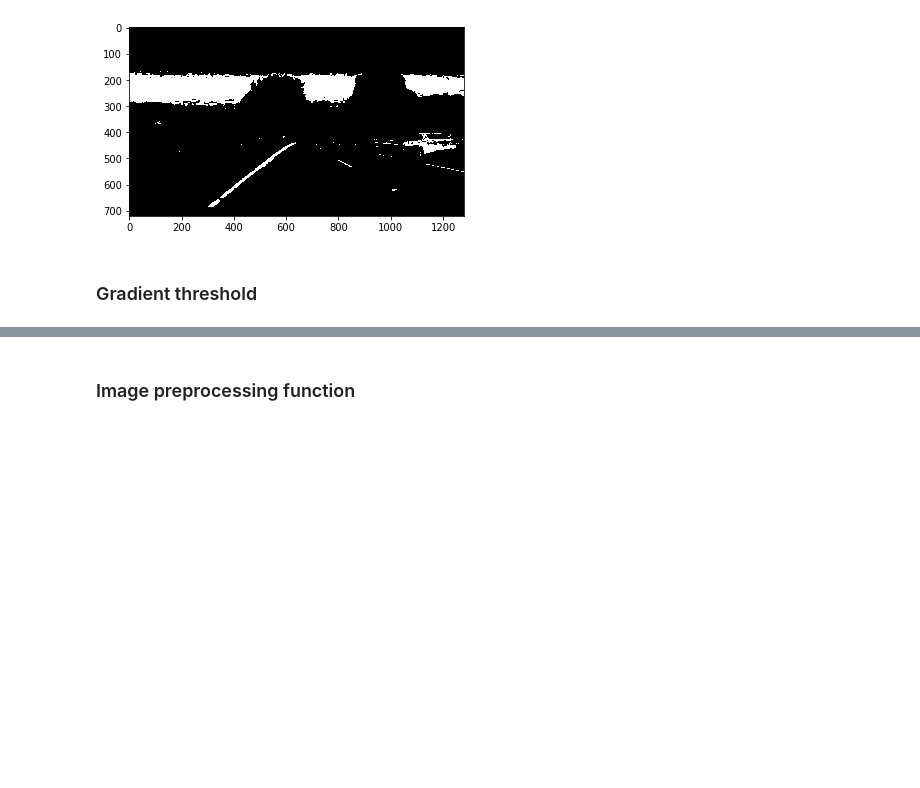
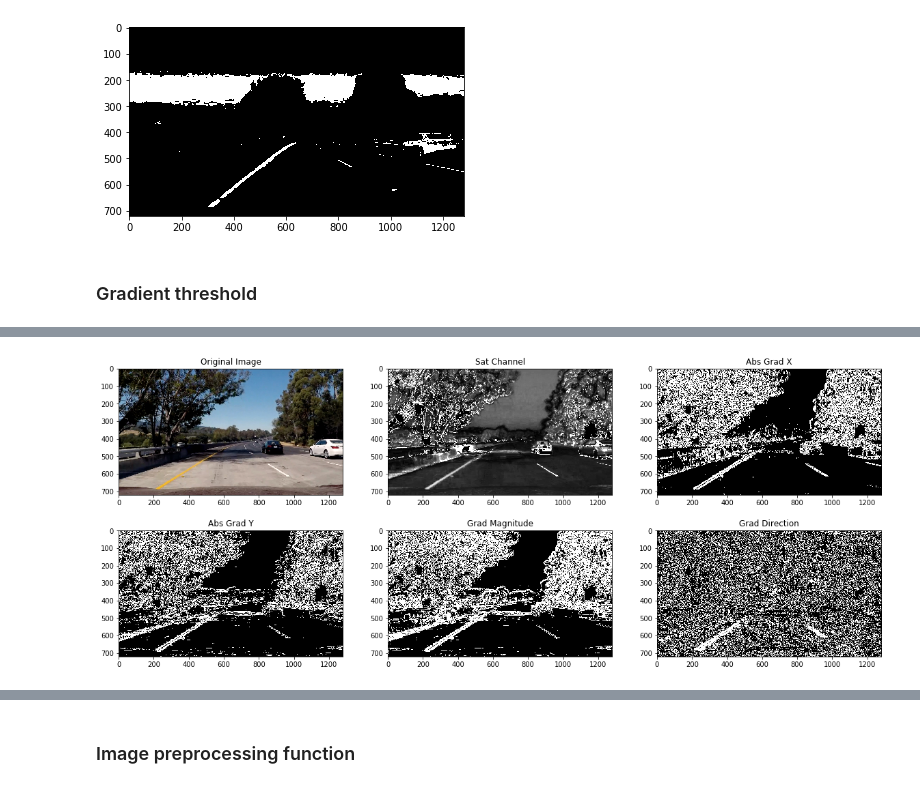
Before and after one commit to rummanwaqar/CarND-Advanced-Lane-Lines, a Jupyter notebook: Advance Lane Finding.ipynb, the cells around one changed output, grey strips where cells are left out. Cells and saved outputs as stored; diff of their text form; code cells hidden in the pictures; blank space fills up the shorter version.

```diff
--- a/Advance Lane Finding.ipynb
+++ b/Advance Lane Finding.ipynb
@@ -189,0 +254,33 @@ plt.savefig(os.path.join(output_folder, 'combined_mask.jpg'))
+# %%
+# gradients test
+img = mpimg.imread(images[1])
+hls = cv2.cvtColor(img, cv2.COLOR_RGB2HLS)
+s_channel = hls[:,:,2]
+grad_x = abs_sobel_thresh(s_channel, 'x', sobel_kernel=9, thresh=(10,100))
+grad_y = abs_sobel_thresh(s_channel, 'y', sobel_kernel=3, thresh=(10,100))
+grad_mag = mag_thresh(s_channel, sobel_kernel=5, thresh=(10,100))
+grad_dir = dir_thresh(s_channel, sobel_kernel=19, thresh=(0.7, 1.3))
+
+plt.figure(figsize=(20,8))
+plt.subplot(231)
+plt.title('Original Image')
+plt.imshow(img)
+plt.subplot(232)
+plt.title('Sat Channel')
+plt.imshow(s_channel, cmap='gray')
+plt.subplot(233)
+plt.title('Abs Grad X')
+plt.imshow(grad_x, cmap='gray')
+plt.subplot(234)
+plt.title('Abs Grad Y')
+plt.imshow(grad_y, cmap='gray')
+plt.subplot(235)
+plt.title('Grad Magnitude')
+plt.imshow(grad_mag, cmap='gray')
+plt.subplot(236)
+plt.title('Grad Direction')
+plt.imshow(grad_dir, cmap='gray')
+# plt.savefig(os.path.join(output_folder, 'gradient_masks.jpg'))
+plt.show()
+# %% [output]
+[figure, added]
```
Also changed, not shown: parts of 17 cells of this notebook, 13 other files.
